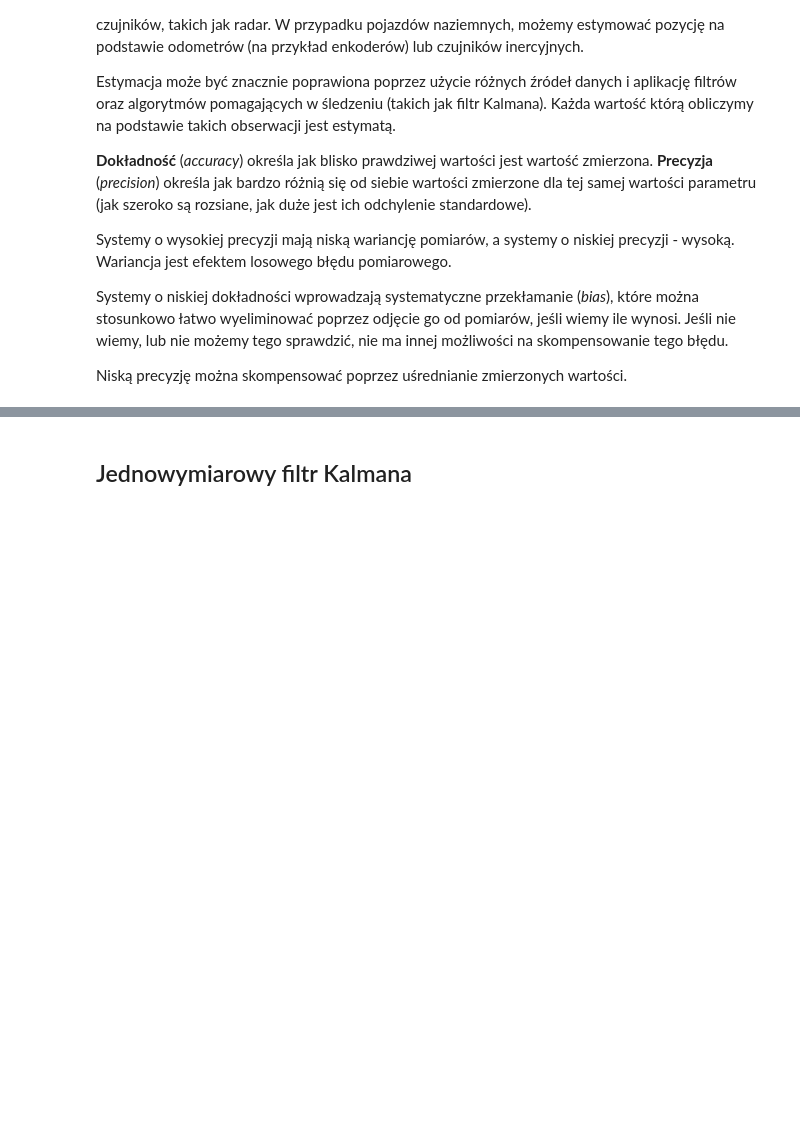
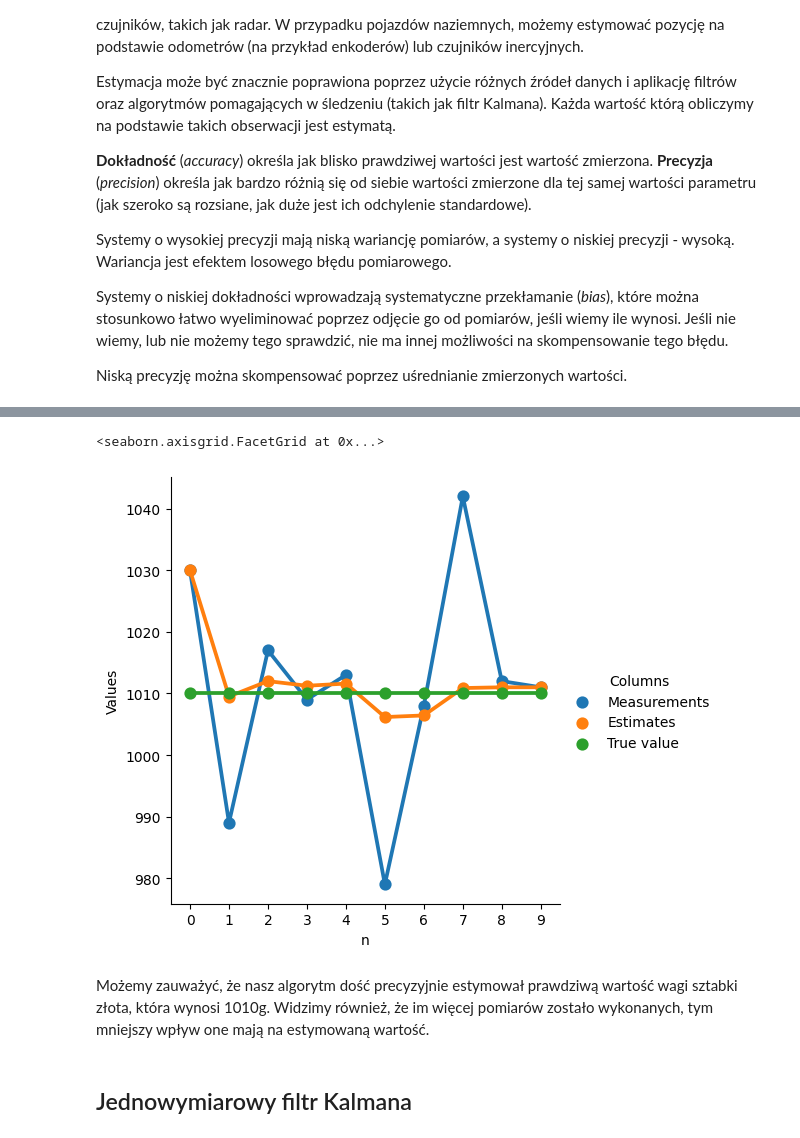
Before and after one commit to SteelPh0enix/magisterka-pollub, a Jupyter notebook: kalman_filter.ipynb, the cells around one changed output, grey strips where cells are left out. Drawn from its saved outputs; the diff is of its cells as text; code cells hidden in the pictures; blank space fills up the shorter version.

```diff
--- a/kalman_filter.ipynb
+++ b/kalman_filter.ipynb
@@ -99,3 +224,46 @@ Niską precyzję można skompensować poprzez uśrednianie zmierzonych wartości
+# %%
+import pandas as pd
+
+
+def factor(value_index: int) -> float:
+    return 1.0 / float(value_index)
+
+
+def current_estimate(
+    predicted_value: float, value_index: int, measurement: float
+) -> float:
+    return predicted_value + (factor(value_index) * (measurement - predicted_value))
+
+
+initial_guess = 1000
+measurements = np.array([1030, 989, 1017, 1009, 1013, 979, 1008, 1042, 1012, 1011])
+# oblicz pierwszą estymatę
+estimates = np.array([current_estimate(initial_guess, 1, measurements[0])])
+# oblicz resztę
+for n in range(1, len(measurements)):
+    estimates = np.append(
+        estimates, current_estimate(estimates[n - 1], n + 1, measurements[n])
+    )
+
+# stwórz ramkę danych do wizualizacji
+
+df = pd.DataFrame(
+    {
+        "n": list(range(len(measurements))),
+        "Measurements": measurements,
+        "Estimates": estimates,
+        "True value": [1010] * len(measurements),
+    }
+)
+
+sns_df = df.melt("n", var_name="Columns", value_name="Values")
+
+sns.catplot(data=sns_df, x="n", y="Values", hue="Columns", kind="point")
+# %% [output]
+<seaborn.axisgrid.FacetGrid at 0x...>
+[figure, added]
+# %% [markdown]
+Możemy zauważyć, że nasz algorytm dość precyzyjnie estymował prawdziwą wartość wagi sztabki złota, która wynosi 1010g. Widzimy również, że im więcej pomiarów zostało wykonanych, tym mniejszy wpływ one mają na estymowaną wartość.
 # %% [markdown]
 
 ## Jednowymiarowy filtr Kalmana
```
Also changed, not shown: parts of 9 cells of this notebook, 2 other files.
